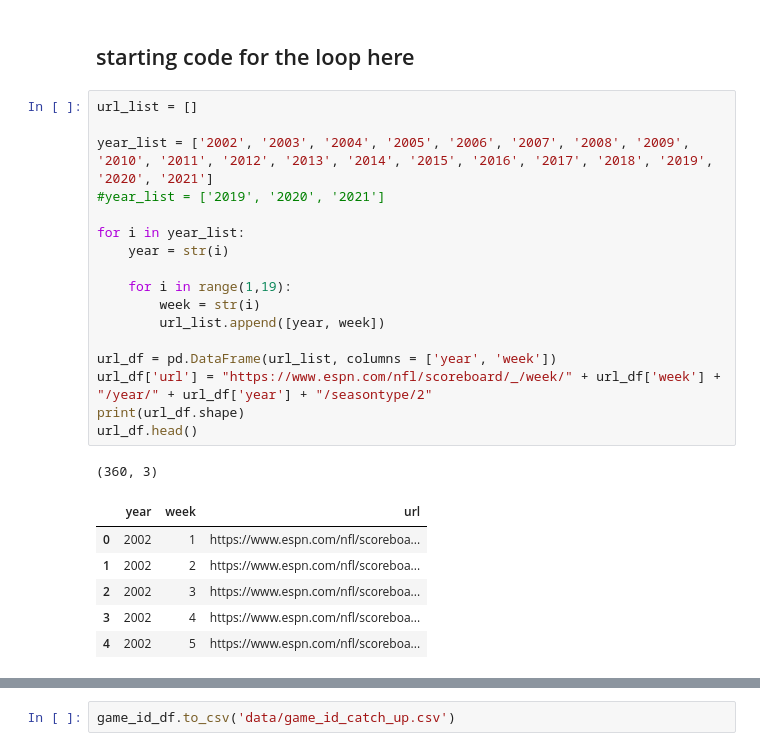
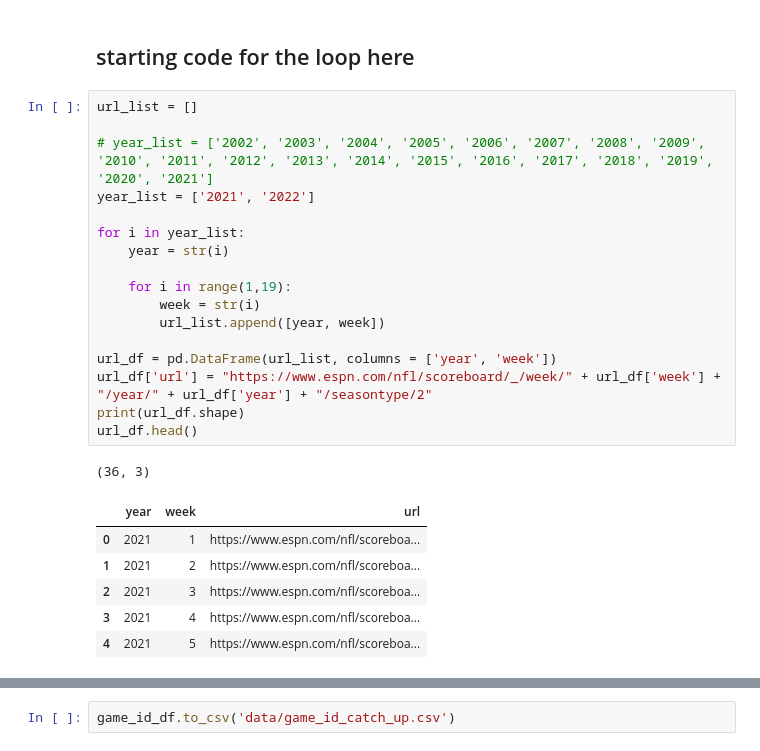
Before and after one commit to lawson-roberts/nfl_statistics, a Jupyter notebook: scrap_nfl_game_stats_explore.ipynb, the cells around one changed output, grey strips where cells are left out. Saved outputs shown, nothing was run; the diff lists cells and outputs as text.

```diff
--- a/scrap_nfl_game_stats_explore.ipynb
+++ b/scrap_nfl_game_stats_explore.ipynb
@@ -98,25 +104,25 @@ monday_list
 # %%
 url_list = []
 
-year_list = ['2002', '2003', '2004', '2005', '2006', '2007', '2008', '2009', '2010', '2011', '2012', '2013', '2014', '2015', '2016', '2017', '2018', '2019', '2020', '2021']
-#year_list = ['2019', '2020', '2021']
+# year_list = ['2002', '2003', '2004', '2005', '2006', '2007', '2008', '2009', '2010', '2011', '2012', '2013', '2014', '2015', '2016', '2017', '2018', '2019', '2020', '2021']
+year_list = ['2021', '2022']
 
 for i in year_list:
     year = str(i)
 
     for i in range(1,19):
         week = str(i)
         url_list.append([year, week])
 
 url_df = pd.DataFrame(url_list, columns = ['year', 'week'])
 url_df['url'] = "https://www.espn.com/nfl/scoreboard/_/week/" + url_df['week'] + "/year/" + url_df['year'] + "/seasontype/2"
 print(url_df.shape)
 url_df.head()
 # %% [output]
-(360, 3)
+(36, 3)
 |  | year | week | url |
-| 0 | 2002 | 1 | https://www.espn.com/nfl/scoreboa... |
-| 1 | 2002 | 2 | https://www.espn.com/nfl/scoreboa... |
-| 2 | 2002 | 3 | https://www.espn.com/nfl/scoreboa... |
-| 3 | 2002 | 4 | https://www.espn.com/nfl/scoreboa... |
-| 4 | 2002 | 5 | https://www.espn.com/nfl/scoreboa... |
+| 0 | 2021 | 1 | https://www.espn.com/nfl/scoreboa... |
+| 1 | 2021 | 2 | https://www.espn.com/nfl/scoreboa... |
+| 2 | 2021 | 3 | https://www.espn.com/nfl/scoreboa... |
+| 3 | 2021 | 4 | https://www.espn.com/nfl/scoreboa... |
+| 4 | 2021 | 5 | https://www.espn.com/nfl/scoreboa... |
```
Also changed, not shown: parts of 18 cells of this notebook, 23 other files.
